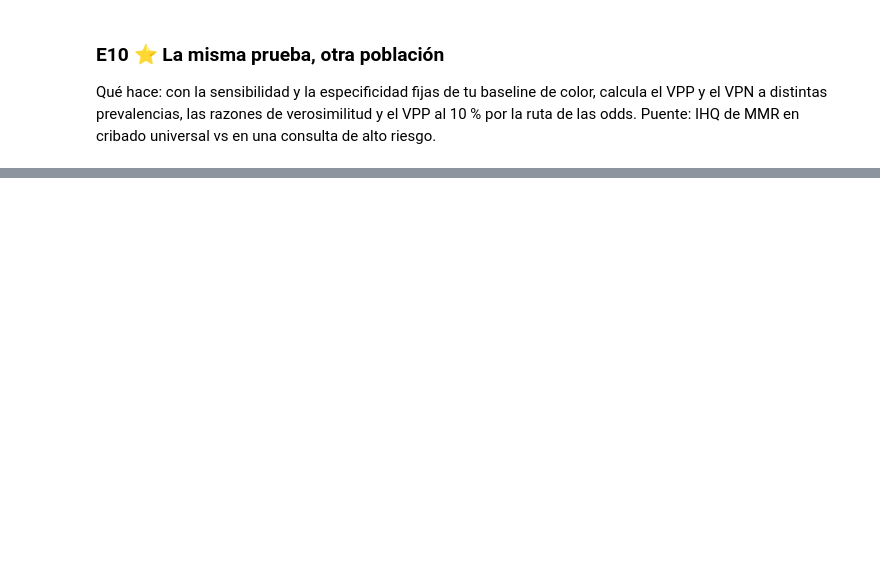
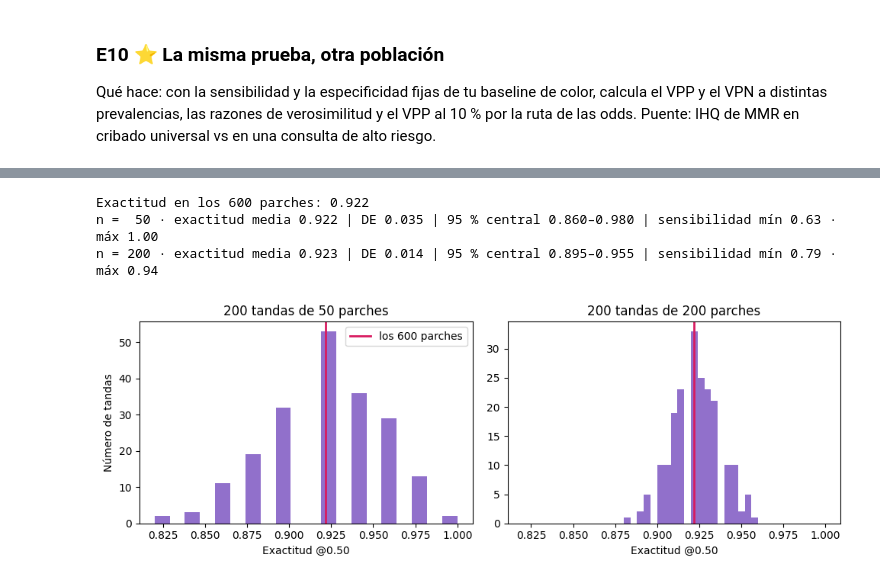
Before and after one commit to CarlosJB95/PathIA-MSI-colon, a Jupyter notebook: Notebook_07_embeddings.ipynb, the cells around one changed output, grey strips where cells are left out. Drawn from its saved outputs; the diff is of its cells as text; code cells hidden in the pictures; blank space fills up the shorter version.

```diff
--- a/Notebook_07_embeddings.ipynb
+++ b/Notebook_07_embeddings.ipynb
@@ -650,0 +1004,38 @@ print(f"VPP al 10 % por odds: {odds_post / (1 + odds_post):.3f}")
+# %%
+# E12 ⭐ Variabilidad muestral: misma predicción (fila 3), otras tandas de parches
+f3 = np.load(DOWNLOADS / "nct_probas_test_fila3.npz")
+assert np.array_equal(f3["y"], yte_num)
+pred_f3 = (f3["p"] >= 0.5).astype(int)              # umbral fijo
+exac_total = (pred_f3 == yte_num).mean()
+rng = np.random.default_rng(SEED)
+
+def tandas(n, veces=200):
+    """Exactitud y sensibilidad en `veces` tandas de n parches distintos del test (sin reemplazo)."""
+    exac, sens = [], []
+    for _ in range(veces):
+        idx = rng.choice(len(yte_num), size=n, replace=False)
+        y, pr = yte_num[idx], pred_f3[idx]
+        exac.append((y == pr).mean())
+        sens.append(pr[y == 1].mean())            # TUM detectados / TUM de la tanda
+    return np.array(exac), np.array(sens)
+
+exac50, sens50 = tandas(50)
+exac200, sens200 = tandas(200)
+print(f"Exactitud en los 600 parches: {exac_total:.3f}")
+for n, ex, se in [(50, exac50, sens50), (200, exac200, sens200)]:
+    lo, hi = np.percentile(ex, [2.5, 97.5])
+    print(f"n = {n:>3} · exactitud media {ex.mean():.3f} | DE {ex.std():.3f} | "
+          f"95 % central {lo:.3f}–{hi:.3f} | sensibilidad mín {se.min():.2f} · máx {se.max():.2f}")
+
+fig, ejes = plt.subplots(1, 2, figsize=(10, 3.6), sharex=True)
+for eje, n, ex in [(ejes[0], 50, exac50), (ejes[1], 200, exac200)]:
+    eje.hist(ex, bins=20, color="#7e57c2", alpha=0.85)
+    eje.axvline(exac_total, color="#d81b60", lw=2, label="los 600 parches")
+    eje.set_title(f"200 tandas de {n} parches"); eje.set_xlabel("Exactitud @0.50")
+ejes[0].set_ylabel("Número de tandas"); ejes[0].legend()
+plt.tight_layout(); plt.savefig(RESULTS / "07_E12_variabilidad.png", dpi=150); plt.show()
+# %% [output]
+Exactitud en los 600 parches: 0.922
+n =  50 · exactitud media 0.922 | DE 0.035 | 95 % central 0.860–0.980 | sensibilidad mín 0.63 · máx 1.00
+n = 200 · exactitud media 0.923 | DE 0.014 | 95 % central 0.895–0.955 | sensibilidad mín 0.79 · máx 0.94
+[figure, added]
```
Also changed, not shown: parts of 22 cells of this notebook.
